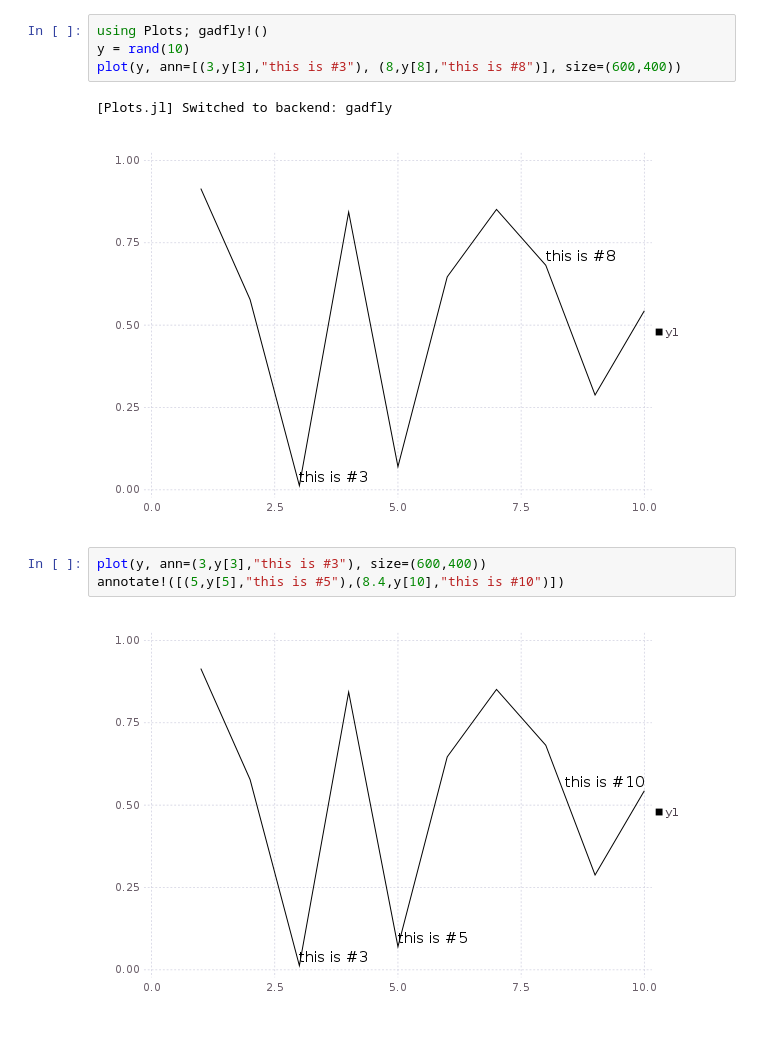
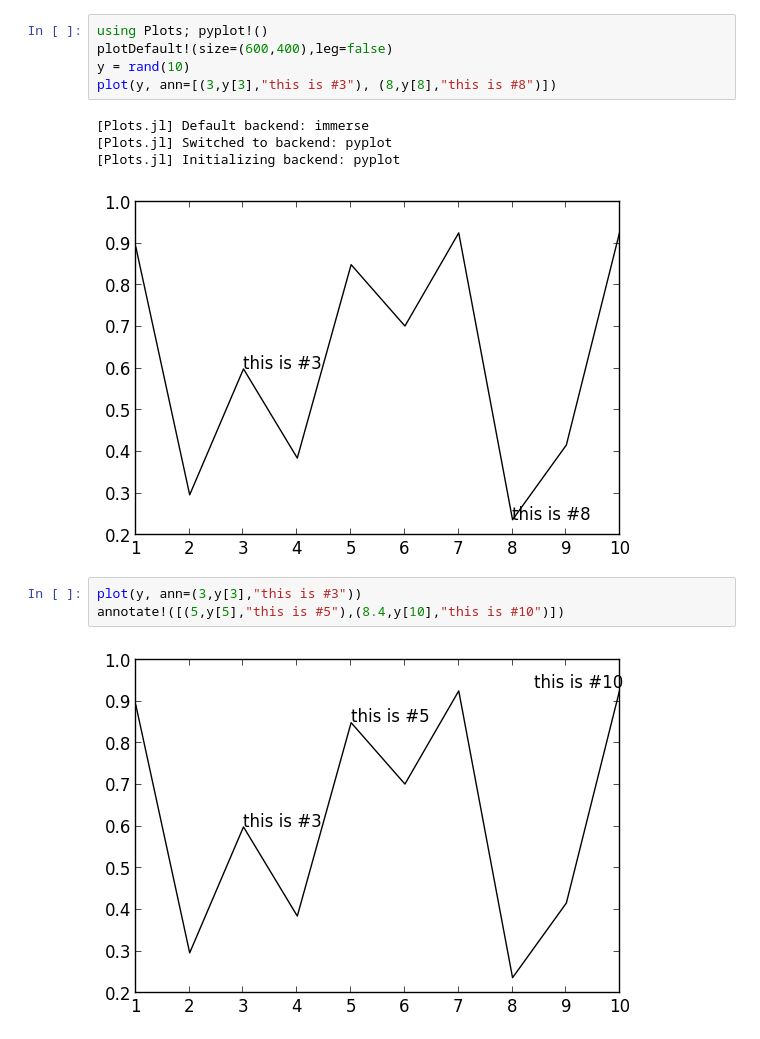
Before and after one commit to JuliaPlots/Plots.jl, a Jupyter notebook: examples/annotate.ipynb, the cells around one changed output. Drawn from its saved outputs; the diff is of its cells as text.

Commit message:
pyplot annotations and ioff fix

```diff
--- a/examples/annotate.ipynb
+++ b/examples/annotate.ipynb
@@ -1,12 +1,15 @@
 # %%
-using Plots; gadfly!()
+using Plots; pyplot!()
+plotDefault!(size=(600,400),leg=false)
 y = rand(10)
-plot(y, ann=[(3,y[3],"this is #3"), (8,y[8],"this is #8")], size=(600,400))
+plot(y, ann=[(3,y[3],"this is #3"), (8,y[8],"this is #8")])
 # %% [output]
-[Plots.jl] Switched to backend: gadfly
+[Plots.jl] Default backend: immerse
+[Plots.jl] Switched to backend: pyplot
+[Plots.jl] Initializing backend: pyplot
-[figure, old version]
+[figure, new version]
 # %%
-plot(y, ann=(3,y[3],"this is #3"), size=(600,400))
+plot(y, ann=(3,y[3],"this is #3"))
 annotate!([(5,y[5],"this is #5"),(8.4,y[10],"this is #10")])
 # %% [output]
-[figure, old version]
+[figure, new version]
```
Also changed, not shown: 7 other files.
